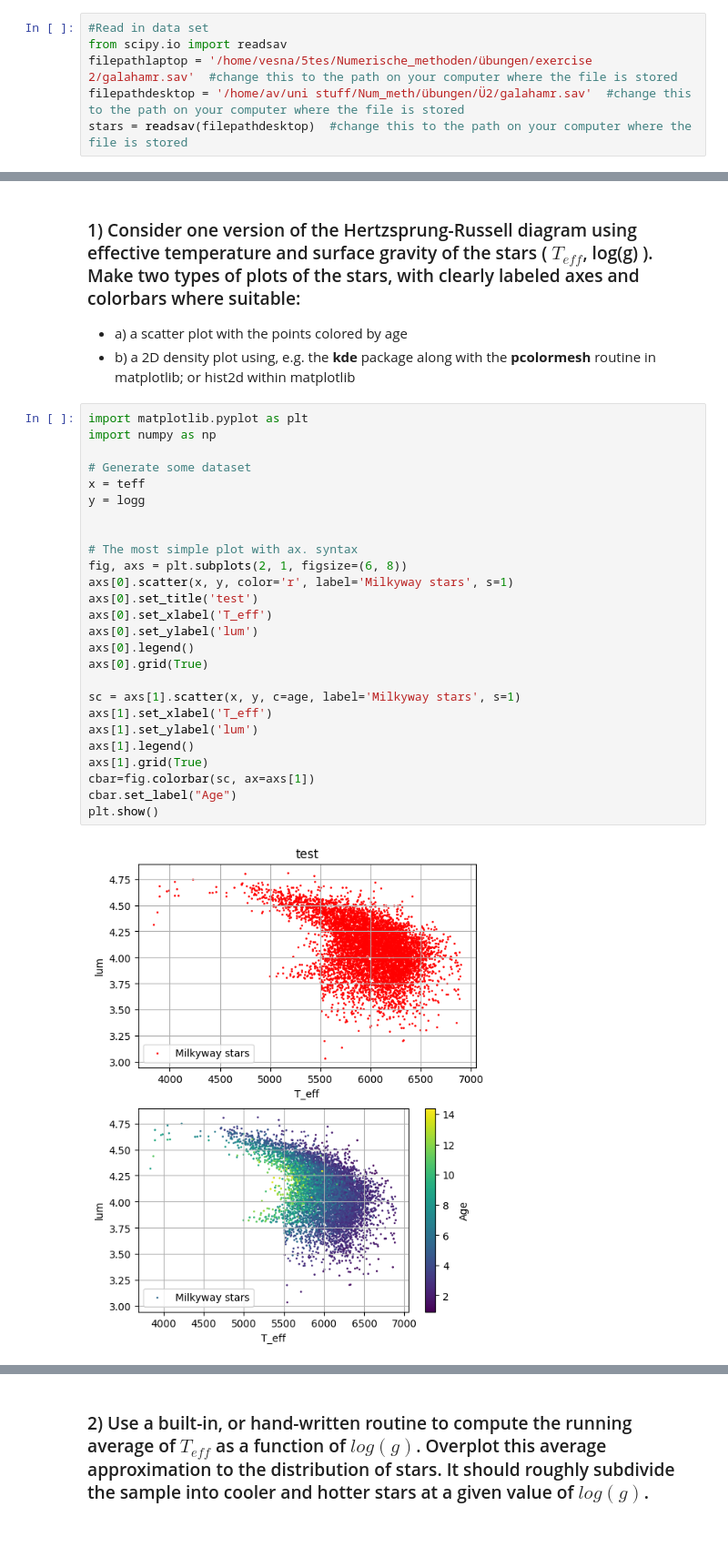
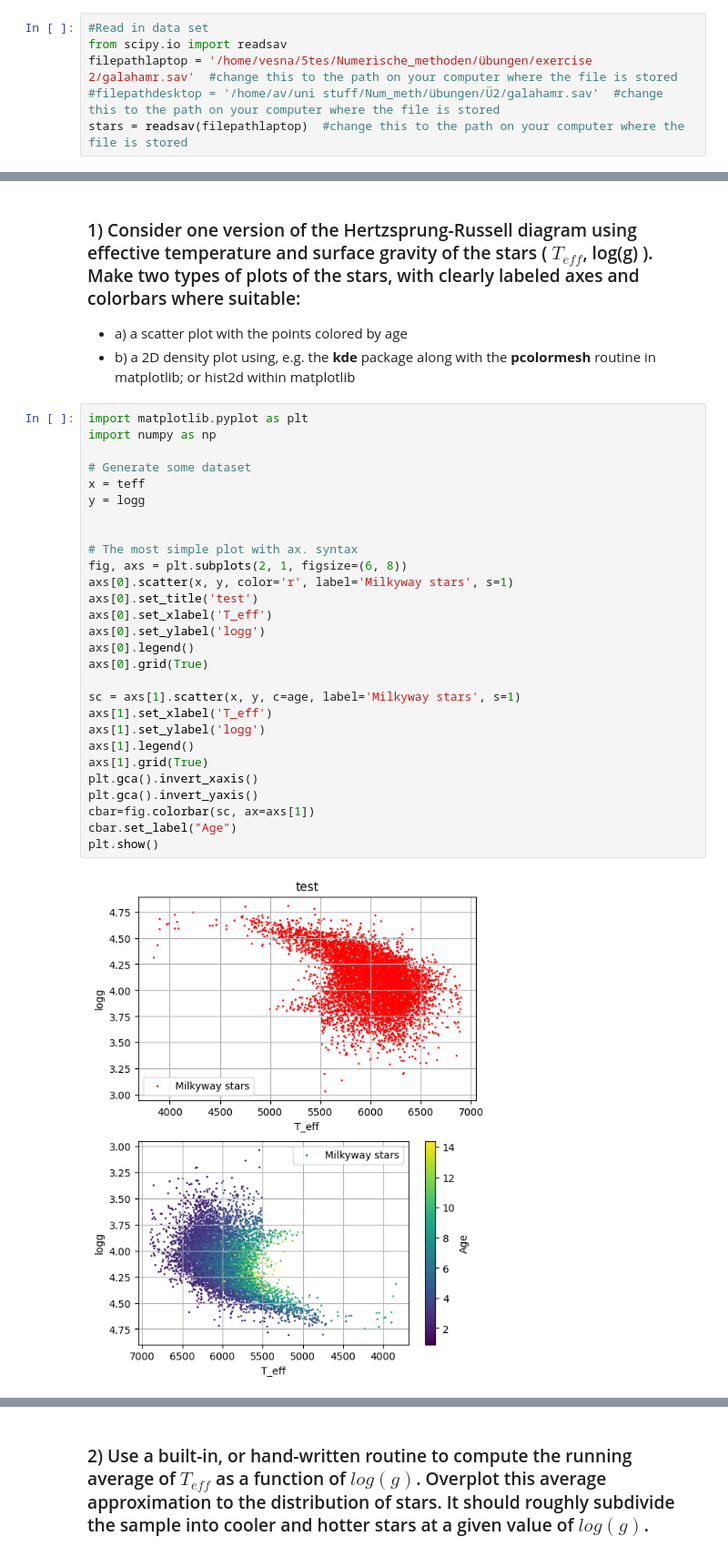
Before and after one commit to av2510/NumAstro2026W_Adrian_Vranesic_01071461, a Jupyter notebook: Exercise_sheet_2_adrianvranesic.ipynb, the cells around one changed output, grey strips where cells are left out. Shown at 91% size. Cells and saved outputs as stored; diff of their text form.

```diff
--- a/Exercise_sheet_2_adrianvranesic.ipynb
+++ b/Exercise_sheet_2_adrianvranesic.ipynb
@@ -18,8 +18,8 @@ from matplotlib import pyplot as plt
 #Read in data set
 from scipy.io import readsav
 filepathlaptop = '/home/vesna/5tes/Numerische_methoden/übungen/exercise 2/galahamr.sav'  #change this to the path on your computer where the file is stored
-filepathdesktop = '/home/av/uni stuff/Num_meth/übungen/Ü2/galahamr.sav'  #change this to the path on your computer where the file is stored
-stars = readsav(filepathdesktop)  #change this to the path on your computer where the file is stored
+#filepathdesktop = '/home/av/uni stuff/Num_meth/übungen/Ü2/galahamr.sav'  #change this to the path on your computer where the file is stored
+stars = readsav(filepathlaptop)  #change this to the path on your computer where the file is stored
 # %%
 #Pull out some attributes of the stars we want to look at and store them in arrays
 logg = stars['f']['logg']  #surface gravity
@@ -36,31 +36,33 @@ afe = stars['f']['__alpha_fe_']  #[Alpha/Fe], logarithmic relative abundance of
 # %%
 import matplotlib.pyplot as plt
 import numpy as np
 
 # Generate some dataset
 x = teff
 y = logg
 
 
 # The most simple plot with ax. syntax
 fig, axs = plt.subplots(2, 1, figsize=(6, 8))
 axs[0].scatter(x, y, color='r', label='Milkyway stars', s=1)
 axs[0].set_title('test')
 axs[0].set_xlabel('T_eff')
-axs[0].set_ylabel('lum')
+axs[0].set_ylabel('logg')
 axs[0].legend()
 axs[0].grid(True)
 
 sc = axs[1].scatter(x, y, c=age, label='Milkyway stars', s=1)
 axs[1].set_xlabel('T_eff')
-axs[1].set_ylabel('lum')
+axs[1].set_ylabel('logg')
 axs[1].legend()
 axs[1].grid(True)
+plt.gca().invert_xaxis()
+plt.gca().invert_yaxis()
 cbar=fig.colorbar(sc, ax=axs[1])
 cbar.set_label("Age")
 plt.show()
 # %% [output]
-[figure, old version]
+[figure, new version]
 # %%
 import matplotlib.pyplot as plt
 import numpy as np
```
Also changed, not shown: parts of 2 cells of this notebook.
